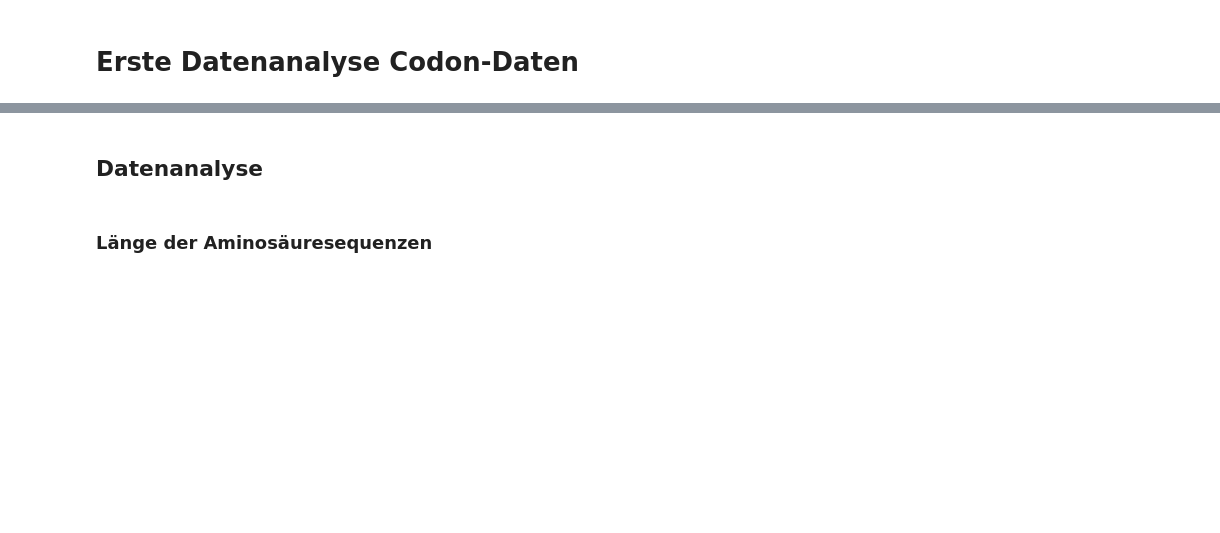
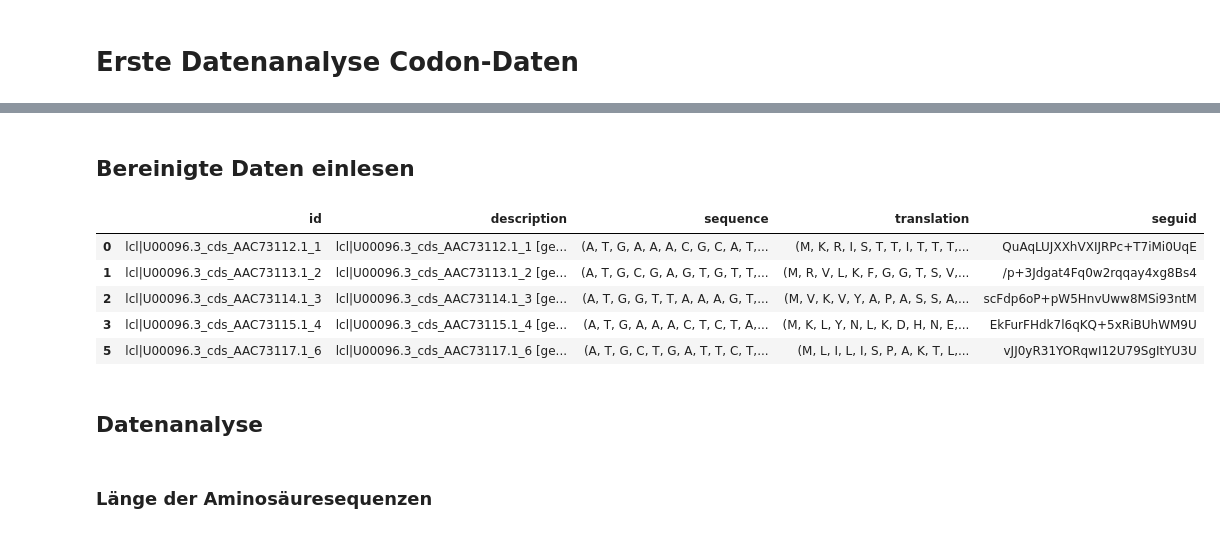
Before and after one commit to maxikuehn/PMDS_Codons, a Jupyter notebook: notebooks/Erste_Datenanalyse.ipynb, the cells around one changed output, grey strips where cells are left out. Drawn from its saved outputs; the diff is of its cells as text; code cells hidden in the pictures; blank space fills up the shorter version.

```diff
--- a/notebooks/Erste_Datenanalyse.ipynb
+++ b/notebooks/Erste_Datenanalyse.ipynb
@@ -42,0 +8,4 @@ df
+# %% [markdown]
+## Bereinigte Daten einlesen
+# %%
+organisms = ["E.Coli", "Drosophila.Melanogaster"]
@@ -43,3 +16,12 @@ df
+# %%
+dfs[organisms[0]].head()
+# %% [output]
+|  | id | description | sequence | translation | seguid |
+| 0 | lcl|U00096.3_cds_AAC73112.1_1 | lcl|U00096.3_cds_AAC73112.1_1 [ge... | (A, T, G, A, A, A, C, G, C, A, T,... | (M, K, R, I, S, T, T, I, T, T, T,... | QuAqLUJXXhVXIJRPc+T7iMi0UqE |
+| 1 | lcl|U00096.3_cds_AAC73113.1_2 | lcl|U00096.3_cds_AAC73113.1_2 [ge... | (A, T, G, C, G, A, G, T, G, T, T,... | (M, R, V, L, K, F, G, G, T, S, V,... | /p+3Jdgat4Fq0w2rqqay4xg8Bs4 |
+| 2 | lcl|U00096.3_cds_AAC73114.1_3 | lcl|U00096.3_cds_AAC73114.1_3 [ge... | (A, T, G, G, T, T, A, A, A, G, T,... | (M, V, K, V, Y, A, P, A, S, S, A,... | scFdp6oP+pW5HnvUww8MSi93ntM |
+| 3 | lcl|U00096.3_cds_AAC73115.1_4 | lcl|U00096.3_cds_AAC73115.1_4 [ge... | (A, T, G, A, A, A, C, T, C, T, A,... | (M, K, L, Y, N, L, K, D, H, N, E,... | EkFurFHdk7l6qKQ+5xRiBUhWM9U |
+| 5 | lcl|U00096.3_cds_AAC73117.1_6 | lcl|U00096.3_cds_AAC73117.1_6 [ge... | (A, T, G, C, T, G, A, T, T, C, T,... | (M, L, I, L, I, S, P, A, K, T, L,... | vJJ0yR31YORqwI12U79SgItYU3U |
 # %% [markdown]
 ## Datenanalyse
 # %% [markdown]
```
Also changed, not shown: parts of 21 cells of this notebook.
